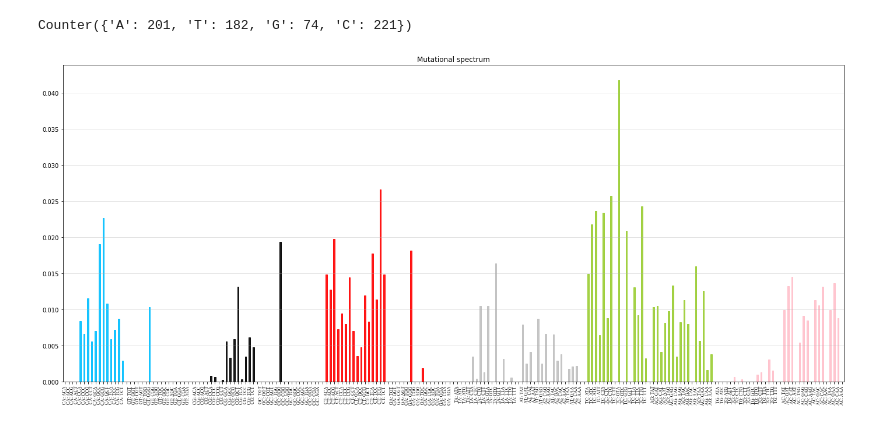
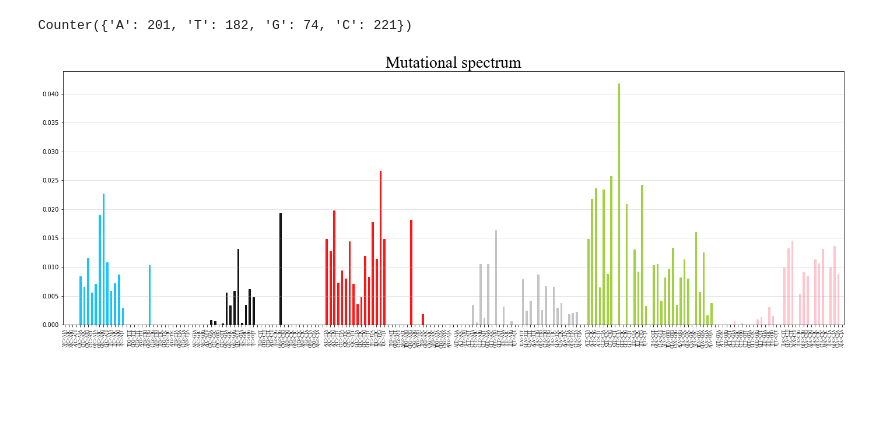
Before and after one commit to mitoclub/PyMutSpec, a Jupyter notebook: notebooks/stuff.ipynb, the cells around one changed output. Drawn from its saved outputs; the diff is of its cells as text; code cells hidden in the pictures; blank space fills up the shorter version.

Commit message:
font params in plot_spectra

```diff
--- a/notebooks/stuff.ipynb
+++ b/notebooks/stuff.ipynb
@@ -224,11 +224,11 @@ Counter(seq)
 Counter({'A': 201, 'T': 182, 'G': 74, 'C': 221})
 # %%
 import pandas as pd
-import mutspec_utils
+import pymutspec
 import matplotlib
 
 ms = pd.read_csv("../data/processed/birds/21-11-22/mutspec192.tsv", sep="\t")
 
-mutspec_utils.draw.plot_mutspec192(ms[(ms.Label == "syn") & (ms.AltNode == "Acanthisitta_chloris")], filepath="/tmp/img.pdf", fontname="Times New Roman")
+pymutspec.draw.plot_mutspec192(ms[(ms.Label == "syn") & (ms.AltNode == "Acanthisitta_chloris")], titlesize=28, fontsize=8, fontname="Times New Roman")
 # %% [output]
-[figure, old version]
+[figure, new version]
```
Also changed, not shown: parts of 5 cells of this notebook, 1 other file.
